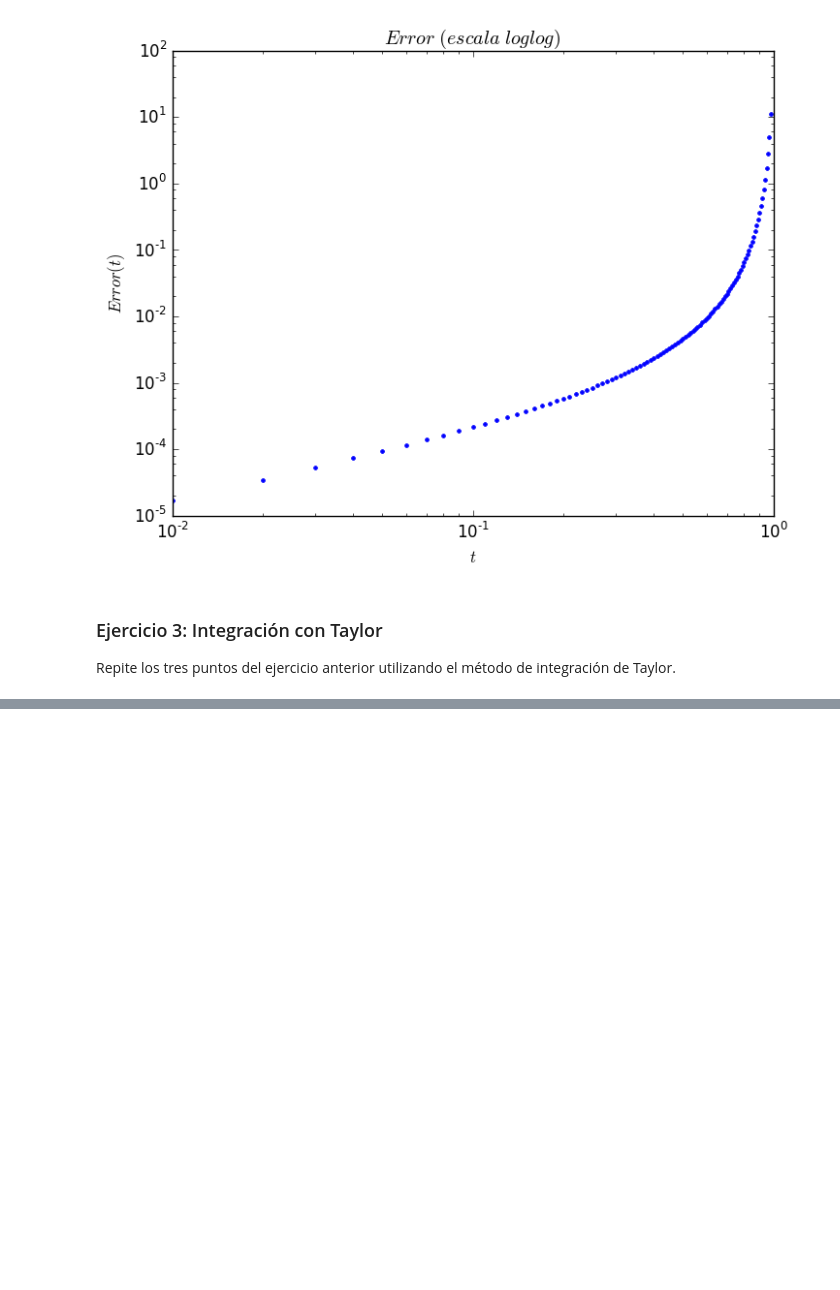
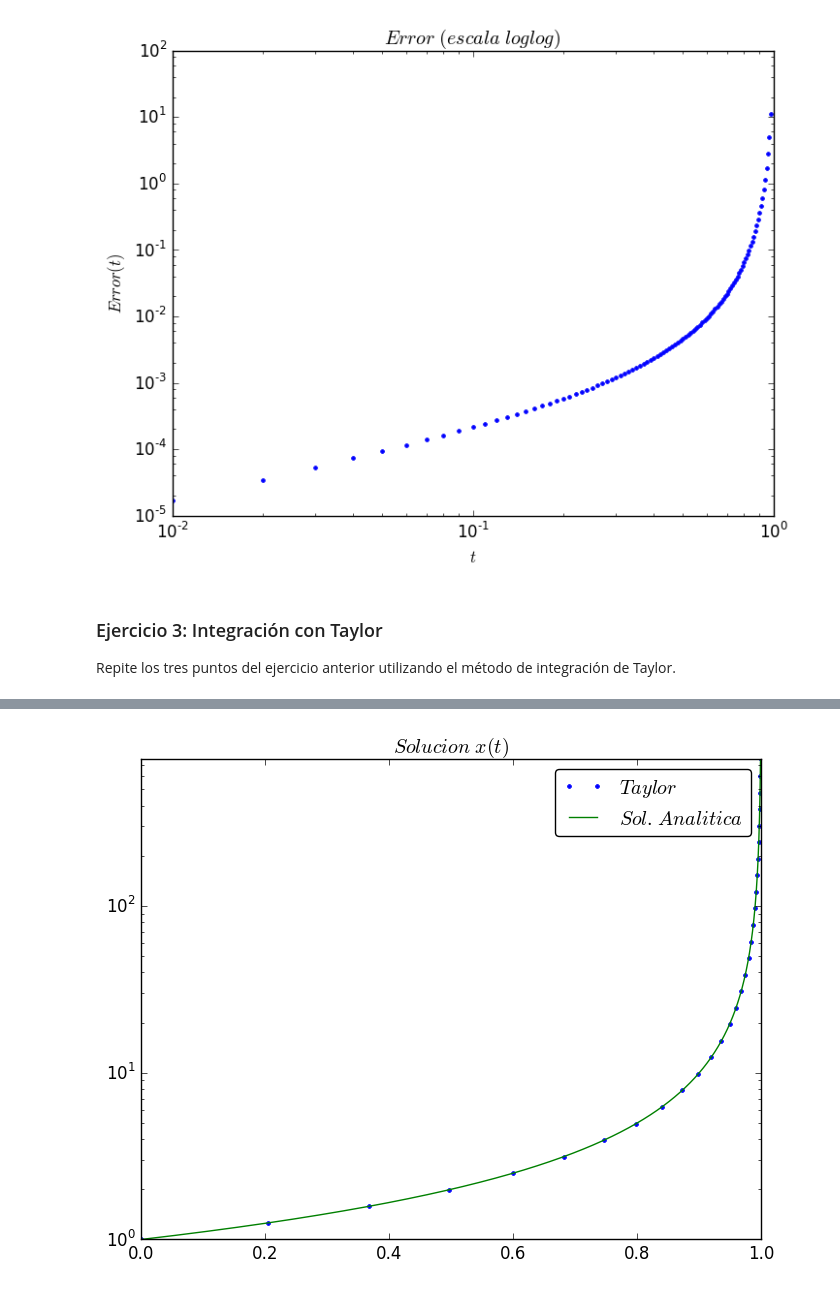
Before and after one commit to lbenet/2016-1_Temas_Selectos_Fisica_Computacional, a Jupyter notebook: tareas/Oscar_Hurtado/3-EjerciciosTaylor.ipynb, the cells around one changed output, grey strips where cells are left out. Cells and saved outputs as stored; diff of their text form; code cells hidden in the pictures; blank space fills up the shorter version.

```diff
--- a/tareas/Oscar_Hurtado/3-EjerciciosTaylor.ipynb
+++ b/tareas/Oscar_Hurtado/3-EjerciciosTaylor.ipynb
@@ -117,0 +333,4 @@ Repite los tres puntos del ejercicio anterior utilizando el método de integraci
+# %%
+a=[3,4]
+x=Taylor(a)
+x^2 #esperamos obtener un Taylor cuyo arreglo tenga por elementos 9,24,16
@@ -117,0 +397,9 @@ Repite los tres puntos del ejercicio anterior utilizando el método de integraci
+# %%
+semilogy(t,xsol,".",label=L"Taylor") #graficamos en escala semilog para que se pueda ver mejor por que los
+#valores de la función cercanos al 1 son muy grandes
+plot(tplot,xplot,label=L"Sol. \ Analitica")
+title(L"Solucion \ x(t)")
+legend(loc="best",fancybox="True")
+axis([0,1,0,xsol[iter]]);
+# %% [output]
+[figure, added]
```
Also changed, not shown: parts of 24 cells of this notebook.
